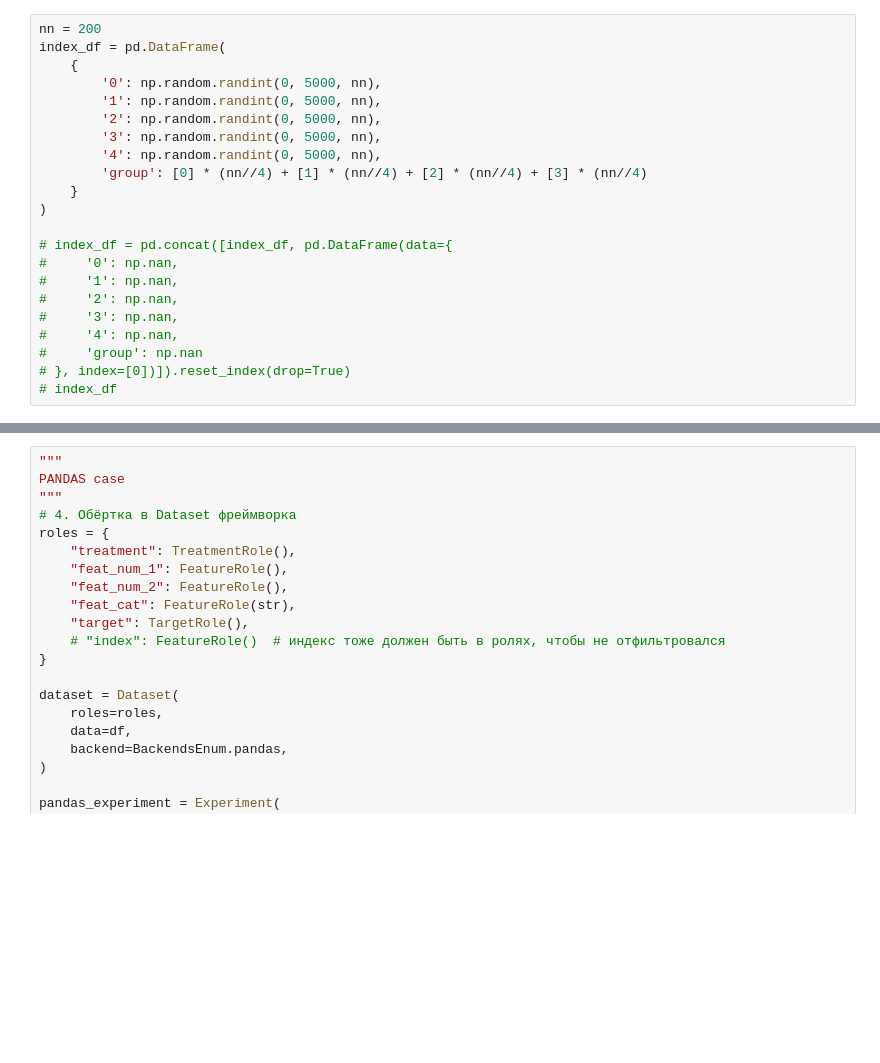
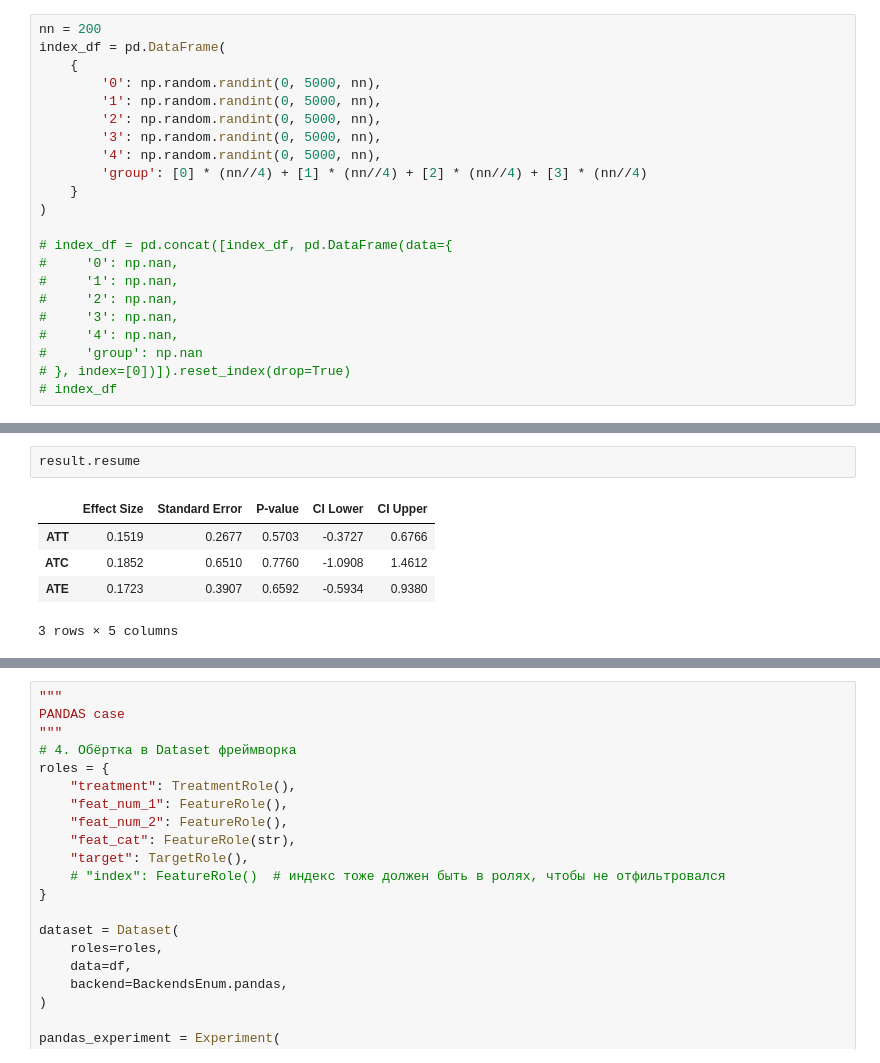
Before and after one commit to sb-ai-lab/HypEx, a Jupyter notebook: perfomance_mathcing.ipynb, the cells around one changed output, grey strips where cells are left out. Drawn from its saved outputs; the diff is of its cells as text; blank space fills up the shorter version.

```diff
--- a/perfomance_mathcing.ipynb
+++ b/perfomance_mathcing.ipynb
@@ -224,0 +242,8 @@ Now roles have ['Effect Size', 'Standard Error', 'P-value', 'CI Lower', 'CI Uppe
+# %%
+result.resume
+# %% [output]
+|  | Effect Size | Standard Error | P-value | CI Lower | CI Upper |
+| ATT | 0.1519 | 0.2677 | 0.5703 | -0.3727 | 0.6766 |
+| ATC | 0.1852 | 0.6510 | 0.7760 | -1.0908 | 1.4612 |
+| ATE | 0.1723 | 0.3907 | 0.6592 | -0.5934 | 0.9380 |
+3 rows × 5 columns
```
Also changed, not shown: parts of 8 cells of this notebook, 3 other files.
